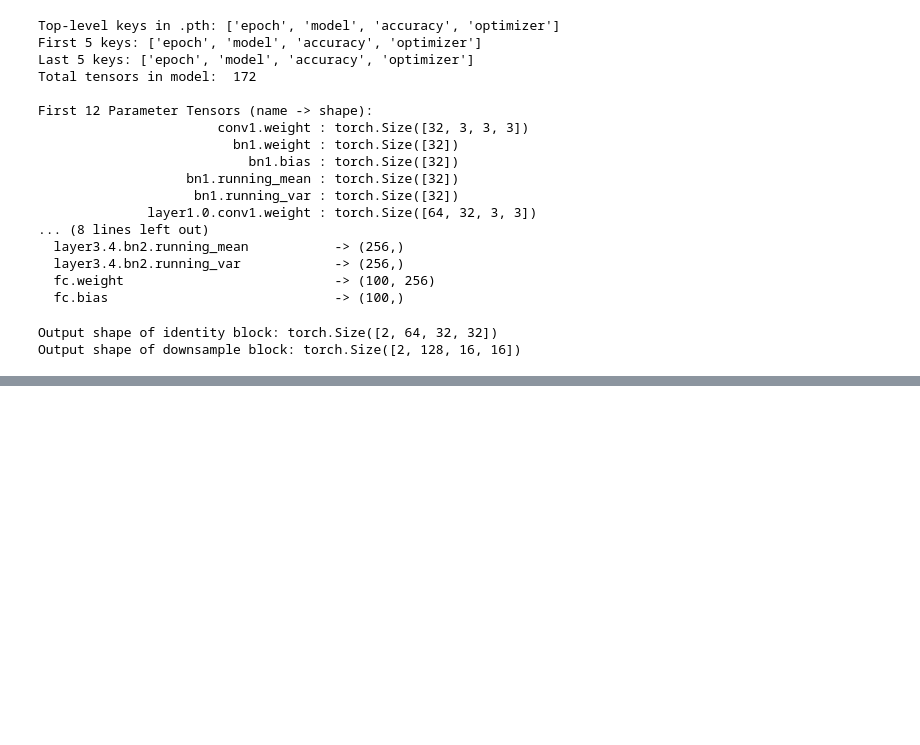
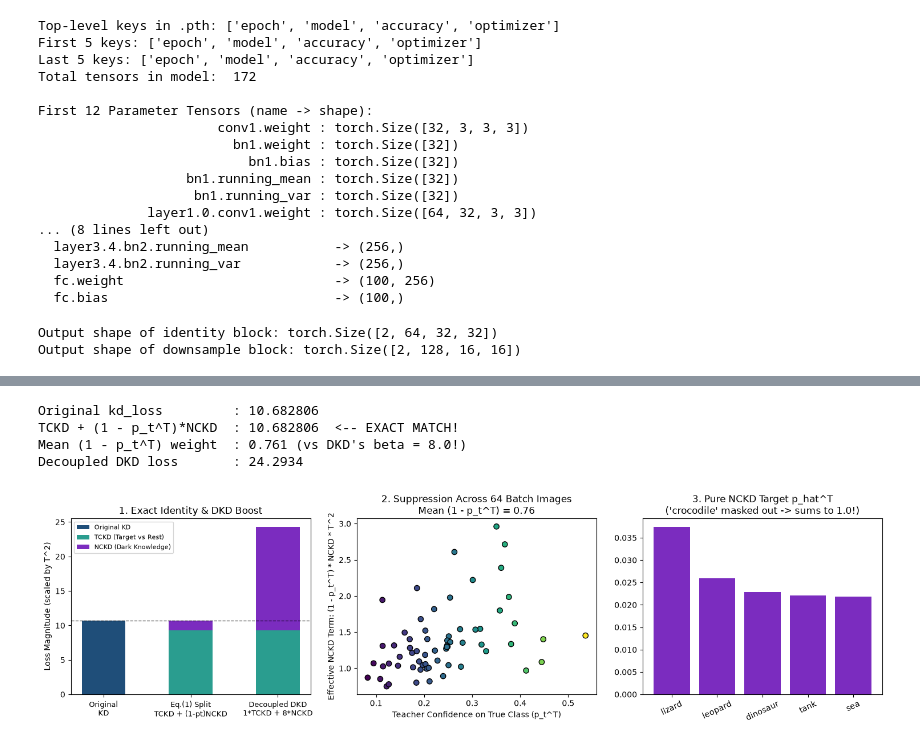
Before and after one commit to SufyanSiddiqui/ml-dkd-fall-2026, a Jupyter notebook: notebooks/05_dkd_from_scratch.ipynb, the cells around one changed output, grey strips where cells are left out. Drawn from its saved outputs; the diff is of its cells as text; code cells hidden in the pictures; blank space fills up the shorter version.

```diff
--- a/notebooks/05_dkd_from_scratch.ipynb
+++ b/notebooks/05_dkd_from_scratch.ipynb
@@ -461,0 +816,8 @@ Output shape of downsample block: torch.Size([2, 128, 16, 16])
+# %%
+def nckd_per_sample(logits_s: torch.Tensor, logits_t: torch.Tensor, targets: torch.Tensor, T: float = 4.0) -> torch.Tensor:
+    """Per-sample KL(p_hat^T || p_hat^S) over the 99 non-target classes. Shape: (B,)."""
+    gt_mask = torch.zeros_like(logits_s, dtype=torch.bool).scatter_(1, targets.view(-1, 1), True)
+    # Mask out true class ('crocodile') by setting its logit to -1000 -> exp(-1000) == 0!
+    masked_s = (logits_s / T).masked_fill(gt_mask, -1000.0)
+    masked_t = (logits_t / T).masked_fill(gt_mask, -1000.0)
+    return F.kl_div(F.log_softmax(masked_s, dim=1), F.softmax(masked_t, dim=1), reduction="none").sum(dim=1)
@@ -461,0 +831,61 @@ Output shape of downsample block: torch.Size([2, 128, 16, 16])
+# %%
+# === PROOF OF EQUATION (1) ON OUR REAL 64-IMAGE BATCH ===
+tckd_i = tckd_per_sample(batch_logits_s, batch_logits_t, batch_y, T=4.0)
+nckd_i = nckd_per_sample(batch_logits_s, batch_logits_t, batch_y, T=4.0)
+p_t_full = F.softmax(batch_logits_t / 4.0, dim=1)
+pt_teacher = p_t_full.gather(1, batch_y.view(-1, 1)).squeeze(1)
+reconstructed_kd = (tckd_i + (1.0 - pt_teacher) * nckd_i).mean() * (4.0 ** 2)
+val_dkd = dkd_loss(batch_logits_s, batch_logits_t, batch_y, alpha=1.0, beta=8.0, T=4.0)
+print(f"Original kd_loss         : {val_kd.item():.6f}")
+print(f"TCKD + (1 - p_t^T)*NCKD  : {reconstructed_kd.item():.6f}  <-- EXACT MATCH!")
+print(f"Mean (1 - p_t^T) weight  : {(1.0 - pt_teacher).mean().item():.3f} (vs DKD's beta = 8.0!)")
+print(f"Decoupled DKD loss       : {val_dkd.item():.4f}")
+# %% [output]
+Original kd_loss         : 10.682806
+TCKD + (1 - p_t^T)*NCKD  : 10.682806  <-- EXACT MATCH!
+Mean (1 - p_t^T) weight  : 0.761 (vs DKD's beta = 8.0!)
+Decoupled DKD loss       : 24.2934
+# %%
+T_val = 4.0
+tckd_scaled = (tckd_i.mean() * T_val**2).item()
+coupled_nckd_scaled = (((1.0 - pt_teacher) * nckd_i).mean() * T_val**2).item()
+dkd_nckd_scaled = (8.0 * nckd_i.mean() * T_val**2).item()
+
+pt_np = pt_teacher.detach().cpu().numpy()
+
+fig, axes = plt.subplots(1, 3, figsize=(15, 4.3))
+
+# Panel 1: Stacked Bar Comparison (KD == Coupled Split vs DKD)
+labels_bar = ["Original\nKD", "Eq.(1) Split\nTCKD + (1-pt)NCKD", "Decoupled DKD\n1*TCKD + 8*NCKD"]
+# Bar 1: solid KD; Bar 2 & 3: green TCKD bottom + purple NCKD top
+axes[0].bar([0], [val_kd.item()], color="#1f4e79", width=0.5, label="Original KD")
+axes[0].bar([1, 2], [tckd_scaled, tckd_scaled], color="#2a9d8f", width=0.5, label="TCKD (Target vs Rest)")
+axes[0].bar([1, 2], [coupled_nckd_scaled, dkd_nckd_scaled], bottom=[tckd_scaled, tckd_scaled], color="#7b2cbf", width=0.5, label="NCKD (Dark Knowledge)")
+axes[0].axhline(val_kd.item(), color="k", linestyle="--", linewidth=1, alpha=0.6)
+axes[0].set_xticks([0, 1, 2])
+axes[0].set_xticklabels(labels_bar, fontsize=9)
+axes[0].set_ylabel("Loss Magnitude (scaled by T^2)")
+axes[0].set_title("1. Exact Identity & DKD Boost")
+axes[0].legend(fontsize=8)
+
+# Panel 2: How Classical KD Suppresses NCKD on Confident Images (64 batch samples)
+effective_nckd_i = ((1.0 - pt_teacher) * nckd_i * T_val**2).detach().cpu().numpy()
+axes[1].scatter(pt_np, effective_nckd_i, c=pt_np, cmap="viridis", edgecolors="k", s=45)
+axes[1].set_xlabel("Teacher Confidence on True Class (p_t^T)")
+axes[1].set_ylabel("Effective NCKD Term: (1 - p_t^T) * NCKD * T^2")
+axes[1].set_title(f"2. Suppression Across 64 Batch Images\nMean (1 - p_t^T) = {(1 - pt_np).mean():.2f}")
+
+# Panel 3: Image 0 ('crocodile') Non-Target Conditional p_hat^T (True Class Masked Out!)
+gt_mask_0 = torch.zeros(100, dtype=torch.bool, device=DEVICE)
+gt_mask_0[batch_y[0]] = True
+p_hat_t0 = F.softmax((batch_logits_t[0] / T_val).masked_fill(gt_mask_0, -1000.0), dim=0).cpu().numpy()
+top5_nontarget = p_hat_t0.argsort()[::-1][:5]
+
+axes[2].bar([fine_names[i] for i in top5_nontarget], p_hat_t0[top5_nontarget], color="#7b2cbf")
+axes[2].set_title(f"3. Pure NCKD Target p_hat^T\n('{fine_names[int(batch_y[0])]}' masked out -> sums to 1.0!)")
+axes[2].tick_params(axis="x", rotation=25)
+
+plt.tight_layout()
+plt.show()
+# %% [output]
+[figure, added]
```
Also changed, not shown: parts of 15 cells of this notebook, 3 other files.
